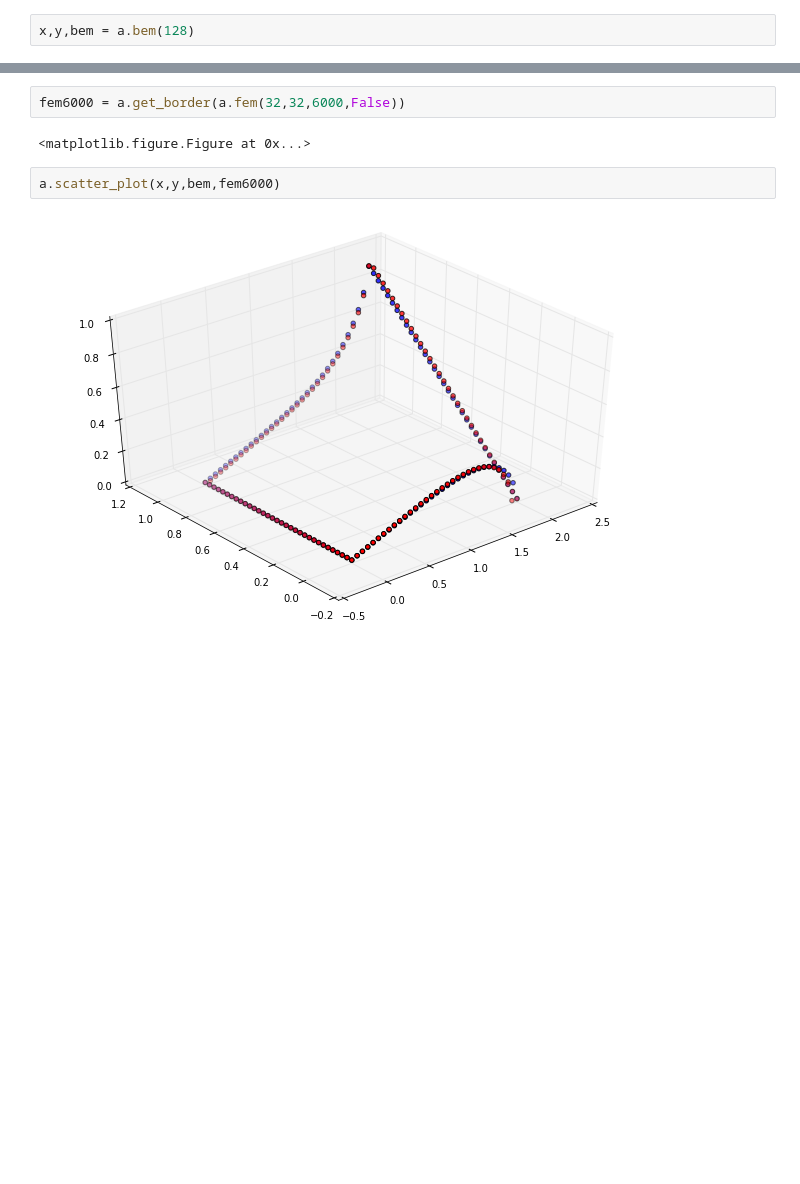
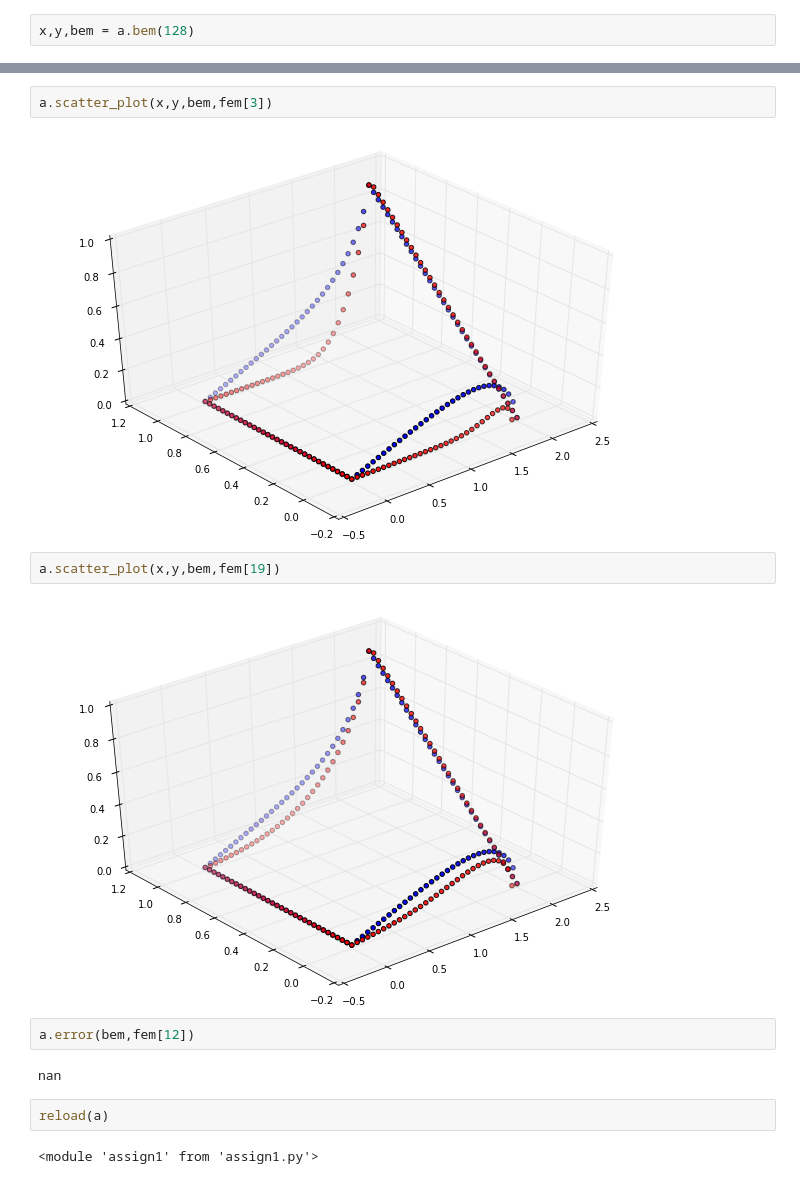
Before and after one commit to gear/HPSC, a Jupyter notebook: hw/assign1_worksheet.ipynb, the cells around one changed output, grey strips where cells are left out. Saved outputs shown, nothing was run; the diff lists cells and outputs as text; blank space fills up the shorter version.

```diff
--- a/hw/assign1_worksheet.ipynb
+++ b/hw/assign1_worksheet.ipynb
@@ -32,8 +28,16 @@ a.scatter_plot(x,y,bem,fem400)
-# %%
-fem6000 = a.get_border(a.fem(32,32,6000,False))
-# %% [output]
-<matplotlib.figure.Figure at 0x...>
 # %%
-a.scatter_plot(x,y,bem,fem6000)
+a.scatter_plot(x,y,bem,fem[3])
 # %% [output]
-[figure, old version]
+[figure, new version]
+# %%
+a.scatter_plot(x,y,bem,fem[19])
+# %% [output]
+[figure, added]
+# %%
+a.error(bem,fem[12])
+# %% [output]
+nan
+# %%
+reload(a)
+# %% [output]
+<module 'assign1' from 'assign1.py'>
```
Also changed, not shown: parts of 31 cells of this notebook, 1 other file.
